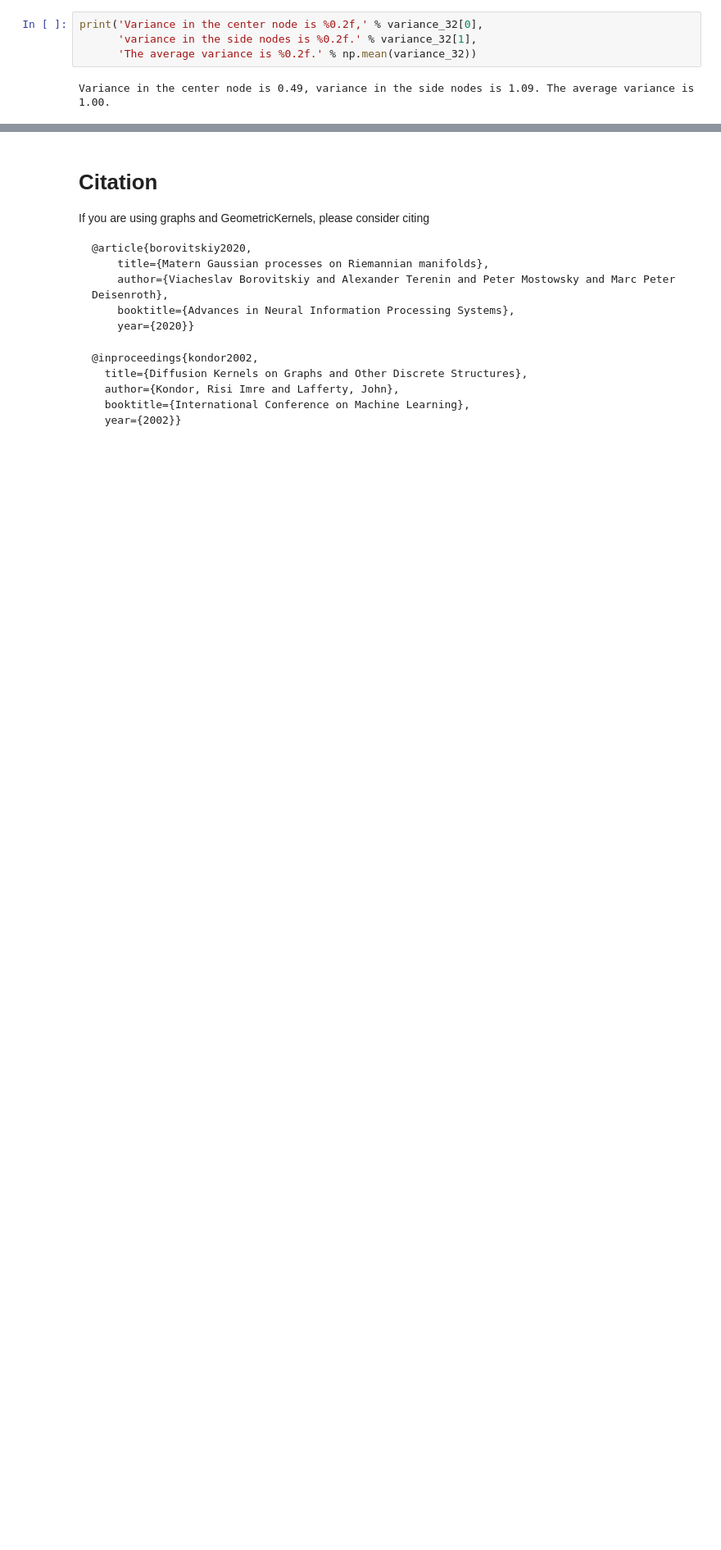
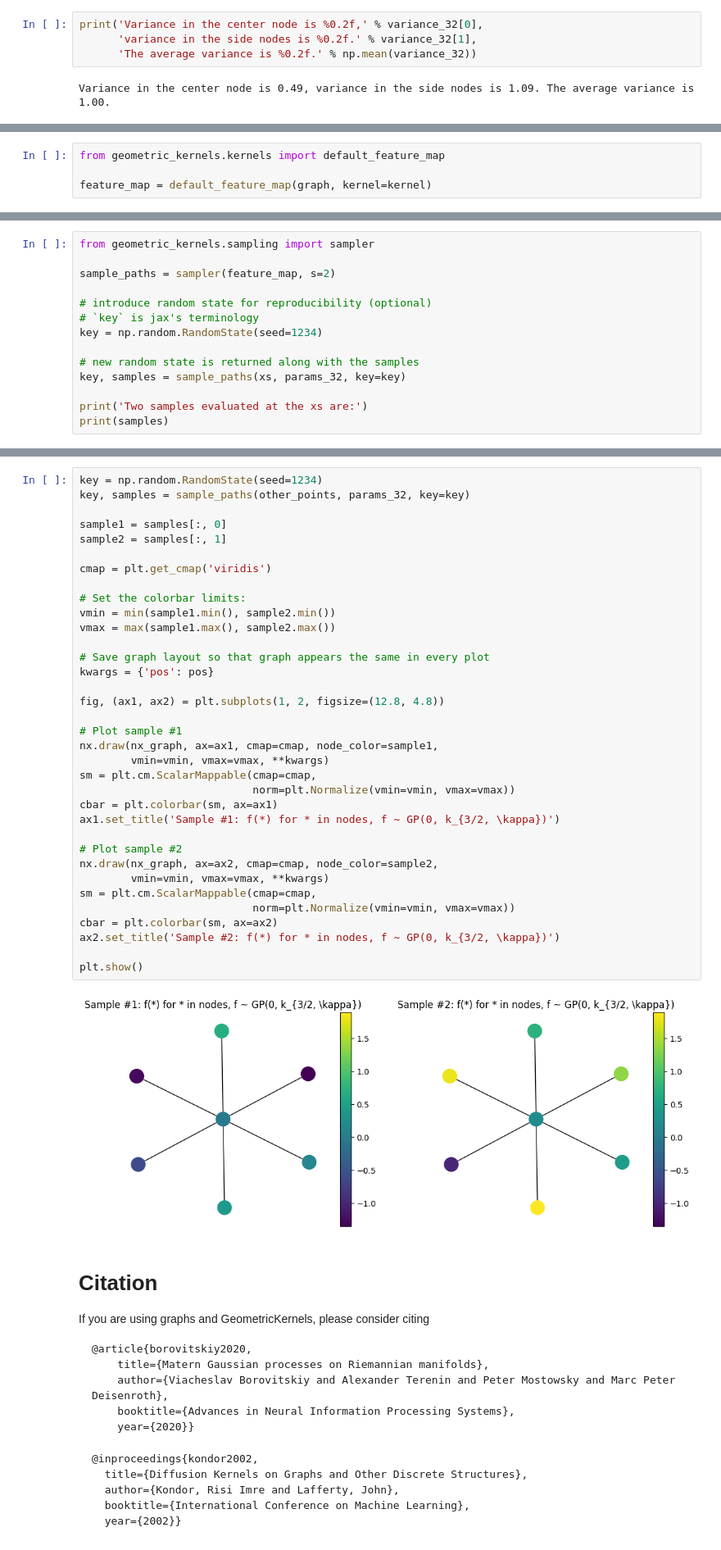
Before and after one commit to geometric-kernels/GeometricKernels, a Jupyter notebook: notebooks/Graph.ipynb, the cells around one changed output, grey strips where cells are left out. Shown at 82% size. Saved outputs shown, nothing was run; the diff lists cells and outputs as text; blank space fills up the shorter version.

Commit message:
Added feature maps and sampling to notebooks.

```diff
--- a/notebooks/Graph.ipynb
+++ b/notebooks/Graph.ipynb
@@ -267,0 +286,4 @@ Variance in the center node is 0.49, variance in the side nodes is 1.09. The ave
+# %%
+from geometric_kernels.kernels import default_feature_map
+
+feature_map = default_feature_map(graph, kernel=kernel)
@@ -267,0 +345,14 @@ Variance in the center node is 0.49, variance in the side nodes is 1.09. The ave
+# %%
+from geometric_kernels.sampling import sampler
+
+sample_paths = sampler(feature_map, s=2)
+
+# introduce random state for reproducibility (optional)
+# `key` is jax's terminology
+key = np.random.RandomState(seed=1234)
+
+# new random state is returned along with the samples
+key, samples = sample_paths(xs, params_32, key=key)
+
+print('Two samples evaluated at the xs are:')
+print(samples)
@@ -268,3 +367,40 @@ Variance in the center node is 0.49, variance in the side nodes is 1.09. The ave
+# %%
+key = np.random.RandomState(seed=1234)
+key, samples = sample_paths(other_points, params_32, key=key)
+
+sample1 = samples[:, 0]
+sample2 = samples[:, 1]
+
+cmap = plt.get_cmap('viridis')
+
+# Set the colorbar limits:
+vmin = min(sample1.min(), sample2.min())
+vmax = max(sample1.max(), sample2.max())
+
+# Save graph layout so that graph appears the same in every plot
+kwargs = {'pos': pos}
+
+fig, (ax1, ax2) = plt.subplots(1, 2, figsize=(12.8, 4.8))
+
+# Plot sample #1
+nx.draw(nx_graph, ax=ax1, cmap=cmap, node_color=sample1,
+        vmin=vmin, vmax=vmax, **kwargs)
+sm = plt.cm.ScalarMappable(cmap=cmap,
+                           norm=plt.Normalize(vmin=vmin, vmax=vmax))
+cbar = plt.colorbar(sm, ax=ax1)
+ax1.set_title('Sample #1: f(*) for * in nodes, f ~ GP(0, k_{3/2, \kappa})')
+
+# Plot sample #2
+nx.draw(nx_graph, ax=ax2, cmap=cmap, node_color=sample2,
+        vmin=vmin, vmax=vmax, **kwargs)
+sm = plt.cm.ScalarMappable(cmap=cmap,
+                           norm=plt.Normalize(vmin=vmin, vmax=vmax))
+cbar = plt.colorbar(sm, ax=ax2)
+ax2.set_title('Sample #2: f(*) for * in nodes, f ~ GP(0, k_{3/2, \kappa})')
+
+plt.show()
+# %% [output]
+[figure, added]
 # %% [markdown]
 # Citation
 
```
Also changed, not shown: parts of 9 cells of this notebook, 3 other files.
